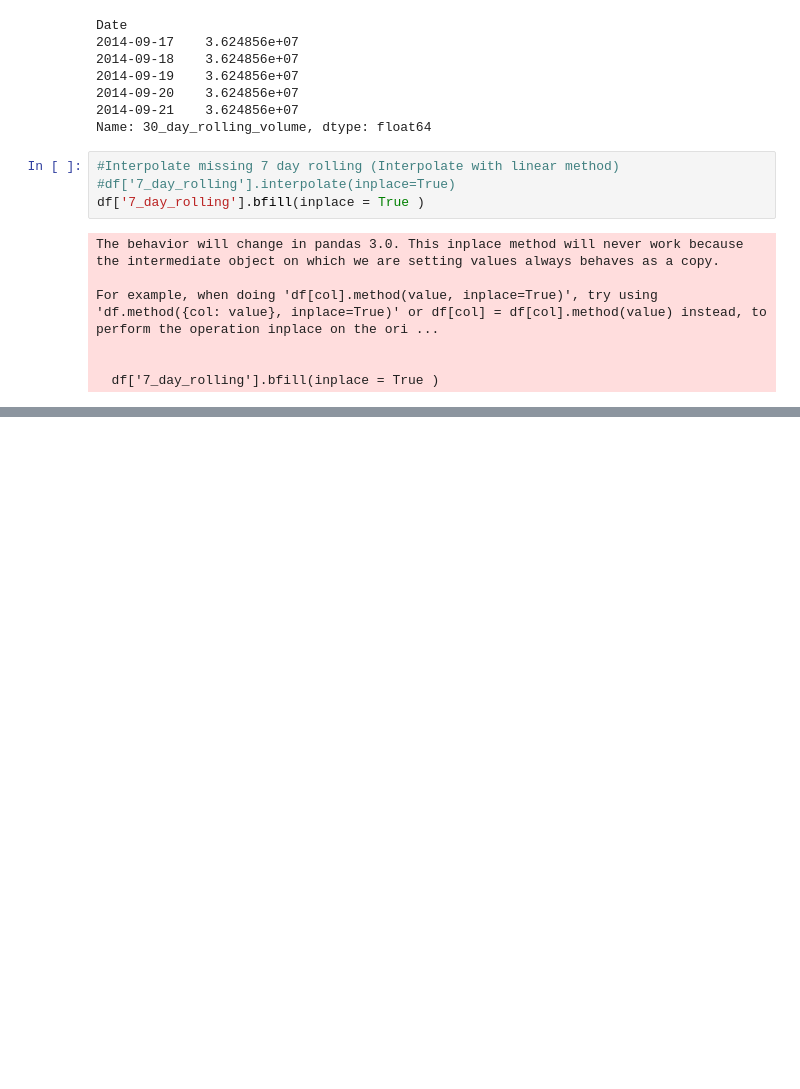
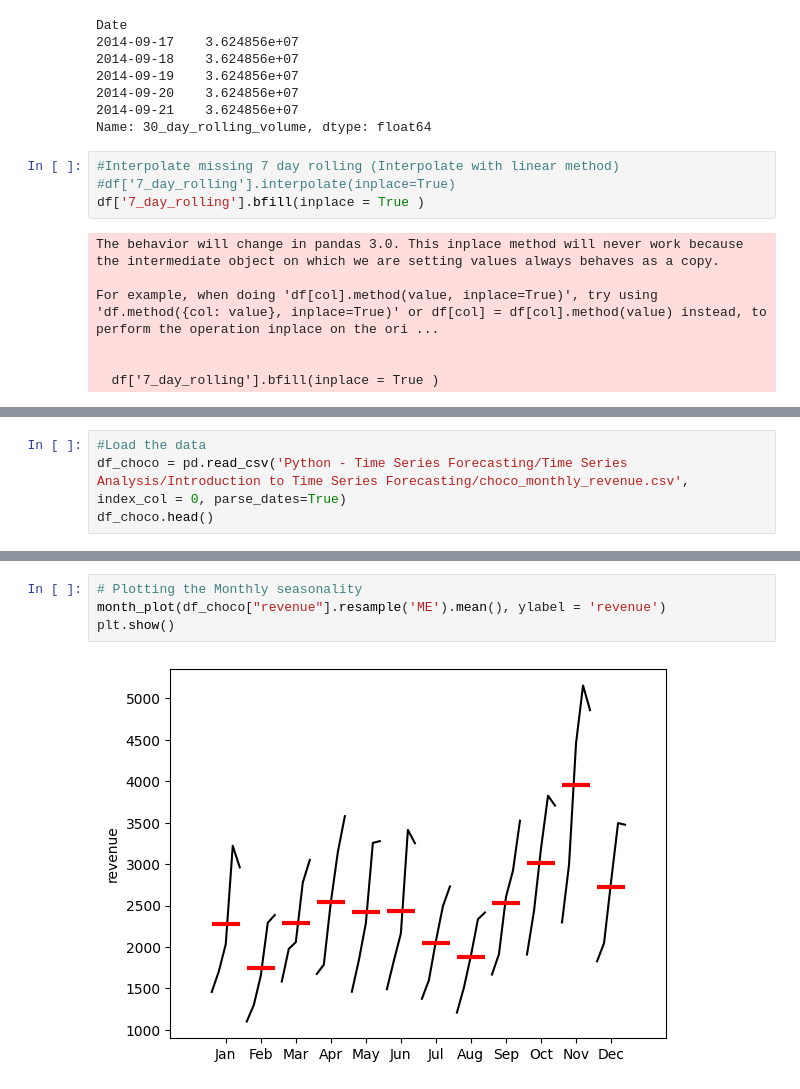
Before and after one commit to Mnr04/Time_series_analysis_course, a Jupyter notebook: Cours1_TSA.ipynb, the cells around one changed output, grey strips where cells are left out. Saved outputs shown, nothing was run; the diff lists cells and outputs as text; blank space fills up the shorter version.

```diff
--- a/Cours1_TSA.ipynb
+++ b/Cours1_TSA.ipynb
@@ -218,0 +249,4 @@ df.head()
+# %%
+#Load the data
+df_choco = pd.read_csv('Python - Time Series Forecasting/Time Series Analysis/Introduction to Time Series Forecasting/choco_monthly_revenue.csv', index_col = 0, parse_dates=True)
+df_choco.head()
@@ -218,0 +261,6 @@ df.head()
+# %%
+# Plotting the Monthly seasonality
+month_plot(df_choco["revenue"].resample('ME').mean(), ylabel = 'revenue')
+plt.show()
+# %% [output]
+[figure, added]
```
Also changed, not shown: parts of 8 cells of this notebook.
